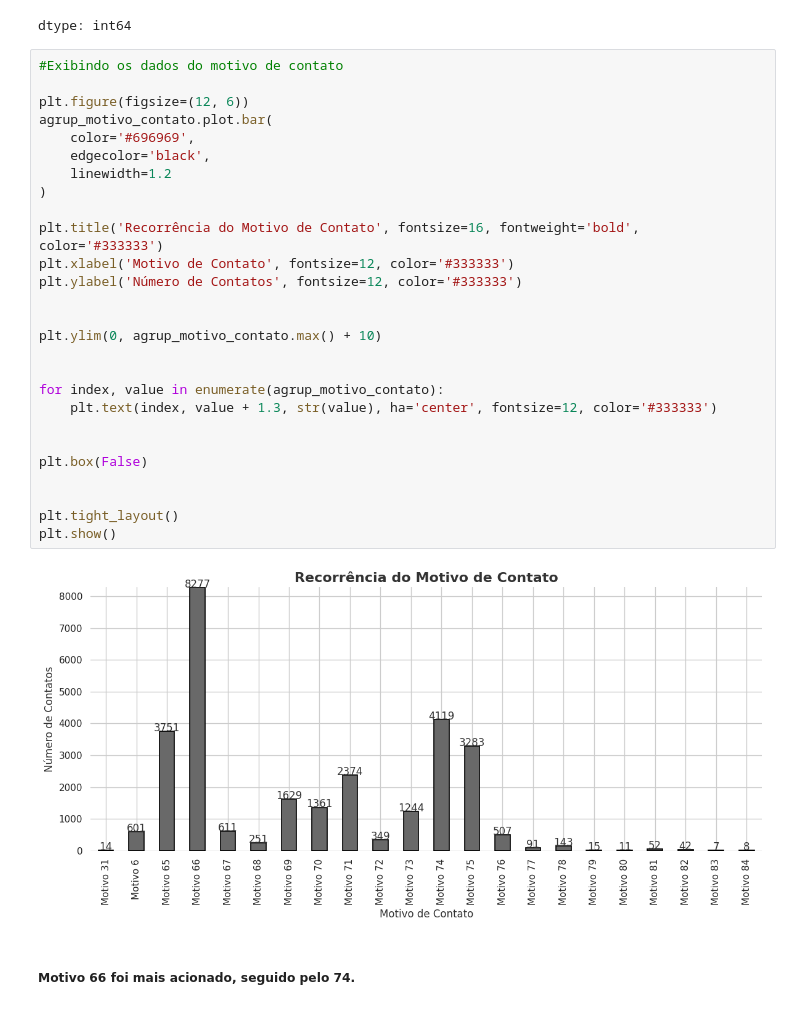
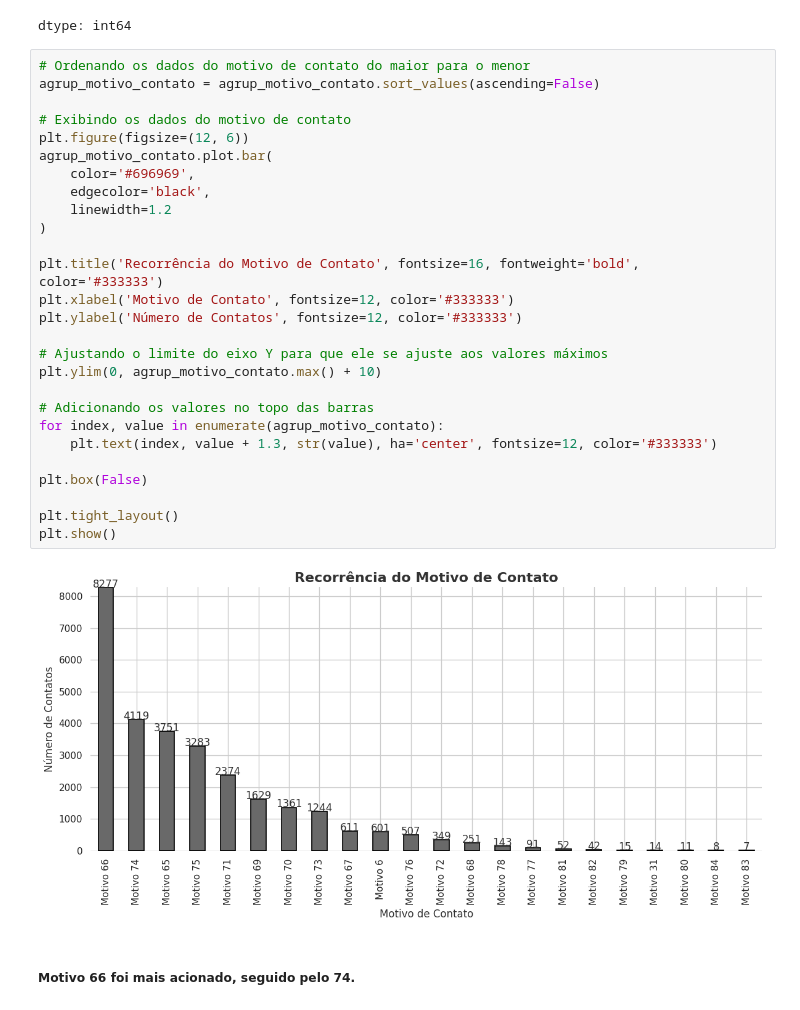
Before and after one commit to nataliaboaventura/customerservice, a Jupyter notebook: CustomerService.ipynb, the cells around one changed output. Drawn from its saved outputs; the diff is of its cells as text.

```diff
--- a/CustomerService.ipynb
+++ b/CustomerService.ipynb
@@ -785,34 +764,34 @@ agrup_motivo_contato.sort_values()
 | Motivo 66 | 8277 |
 dtype: int64
 # %%
-#Exibindo os dados do motivo de contato
+# Ordenando os dados do motivo de contato do maior para o menor
+agrup_motivo_contato = agrup_motivo_contato.sort_values(ascending=False)
 
+# Exibindo os dados do motivo de contato
 plt.figure(figsize=(12, 6))
 agrup_motivo_contato.plot.bar(
     color='#696969',
     edgecolor='black',
     linewidth=1.2
 )
 
 plt.title('Recorrência do Motivo de Contato', fontsize=16, fontweight='bold', color='#333333')
 plt.xlabel('Motivo de Contato', fontsize=12, color='#333333')
 plt.ylabel('Número de Contatos', fontsize=12, color='#333333')
 
-
+# Ajustando o limite do eixo Y para que ele se ajuste aos valores máximos
 plt.ylim(0, agrup_motivo_contato.max() + 10)
 
-
+# Adicionando os valores no topo das barras
 for index, value in enumerate(agrup_motivo_contato):
     plt.text(index, value + 1.3, str(value), ha='center', fontsize=12, color='#333333')
 
-
 plt.box(False)
-
 
 plt.tight_layout()
 plt.show()
 # %% [output]
-[figure, old version]
+[figure, new version]
 # %% [markdown]
 ##### Motivo 66 foi mais acionado, seguido pelo 74.
 # %%
```
Also changed, not shown: parts of 14 cells of this notebook.
